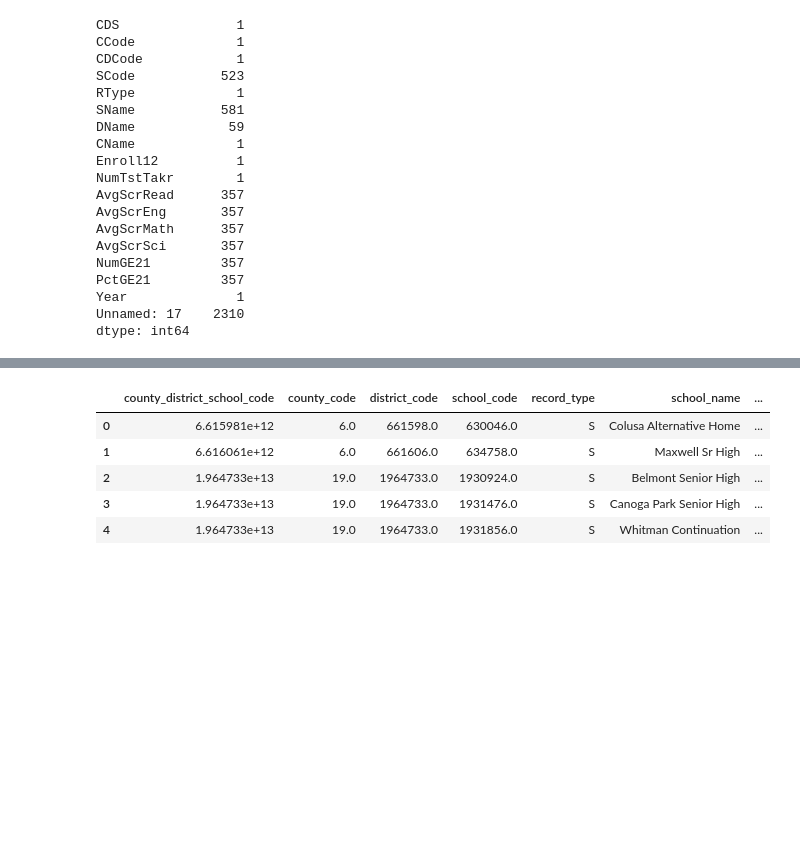
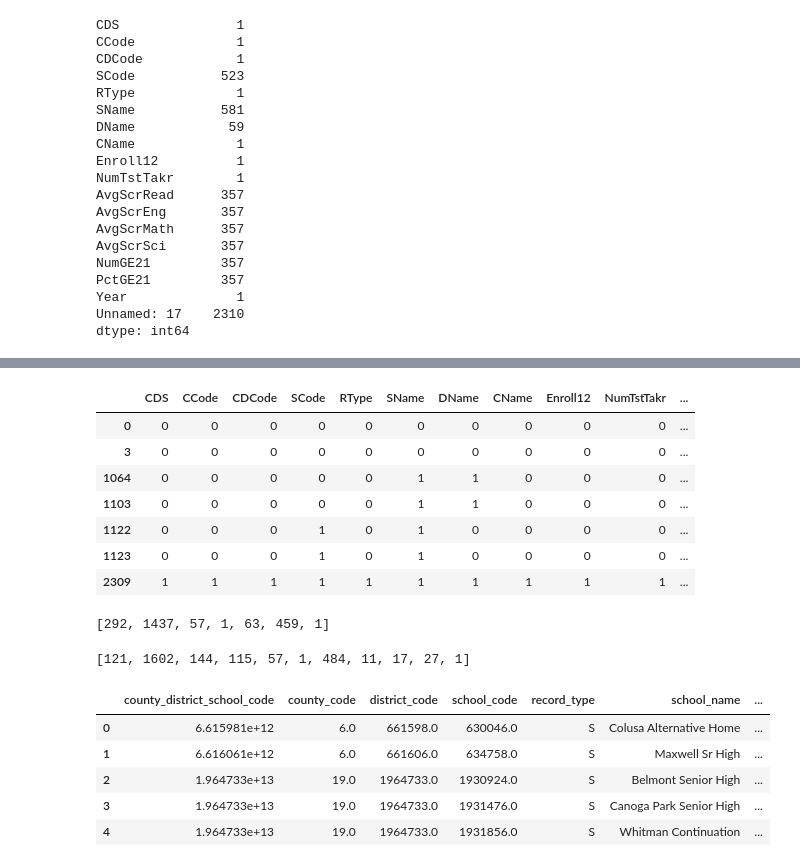
Before and after one commit to vivekbavda/Projects, a Jupyter notebook: code/starter-code.ipynb, the cells around one changed output, grey strips where cells are left out. Saved outputs shown, nothing was run; the diff lists cells and outputs as text; code cells hidden in the pictures; blank space fills up the shorter version.

```diff
--- a/code/starter-code.ipynb
+++ b/code/starter-code.ipynb
@@ -264,3 +282,41 @@ dtype: int64
+# %%
+pattern1a = dfa.isnull()[~dfa.isnull().duplicated()]\
+             .applymap(lambda x: int(x))
+pattern1a
+# %% [output]
+|  | CDS | CCode | CDCode | SCode | RType | SName | DName | CName | Enroll12 | NumTstTakr | ... |
+| 0 | 0 | 0 | 0 | 0 | 0 | 0 | 0 | 0 | 0 | 0 | ... |
+| 3 | 0 | 0 | 0 | 0 | 0 | 0 | 0 | 0 | 0 | 0 | ... |
+| 1064 | 0 | 0 | 0 | 0 | 0 | 1 | 1 | 0 | 0 | 0 | ... |
+| 1103 | 0 | 0 | 0 | 0 | 0 | 1 | 1 | 0 | 0 | 0 | ... |
+| 1122 | 0 | 0 | 0 | 1 | 0 | 1 | 0 | 0 | 0 | 0 | ... |
+| 1123 | 0 | 0 | 0 | 1 | 0 | 1 | 0 | 0 | 0 | 0 | ... |
+| 2309 | 1 | 1 | 1 | 1 | 1 | 1 | 1 | 1 | 1 | 1 | ... |
+# %%
+
+ # count up appearance of each pattern
+lister = []
+for i in range(len(pattern1a)):
+    counter = 0
+    for j in dfa.isnull().values:
+        if np.array_equal(j, pattern1a.values[i]):
+            counter += 1
+    lister.append(counter)
+lister
+# %% [output]
+[292, 1437, 57, 1, 63, 459, 1]
+# %%
+ # count up appearance of each pattern
+listers = []
+for i in range(len(pattern1s)):
+    counter = 0
+    for j in dfs.isnull().values:
+        if np.array_equal(j, pattern1s.values[i]):
+            counter += 1
+    listers.append(counter)
+listers
+# %% [output]
+[121, 1602, 144, 115, 57, 1, 484, 11, 17, 27, 1]
 # %%
 # Change the column names using the `.rename()` function for SAT
 # Original column: renamed column
```
Also changed, not shown: parts of 15 cells of this notebook.
